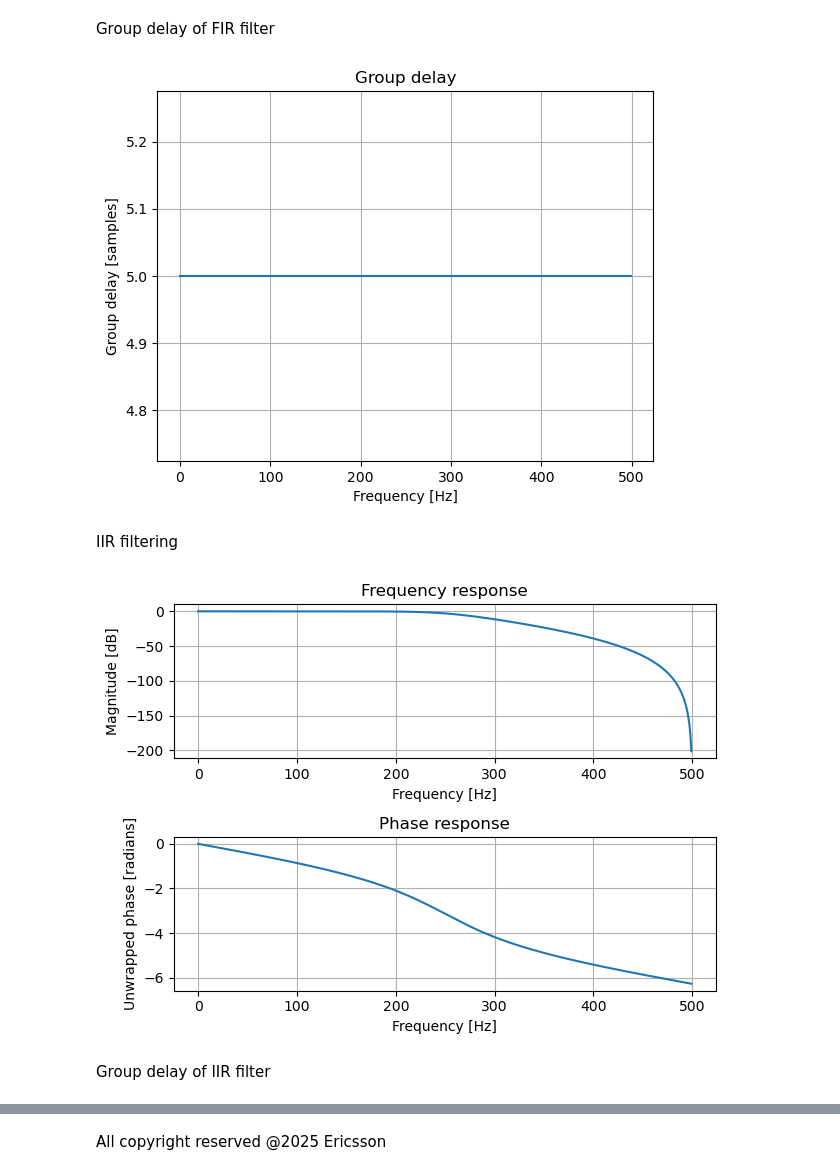
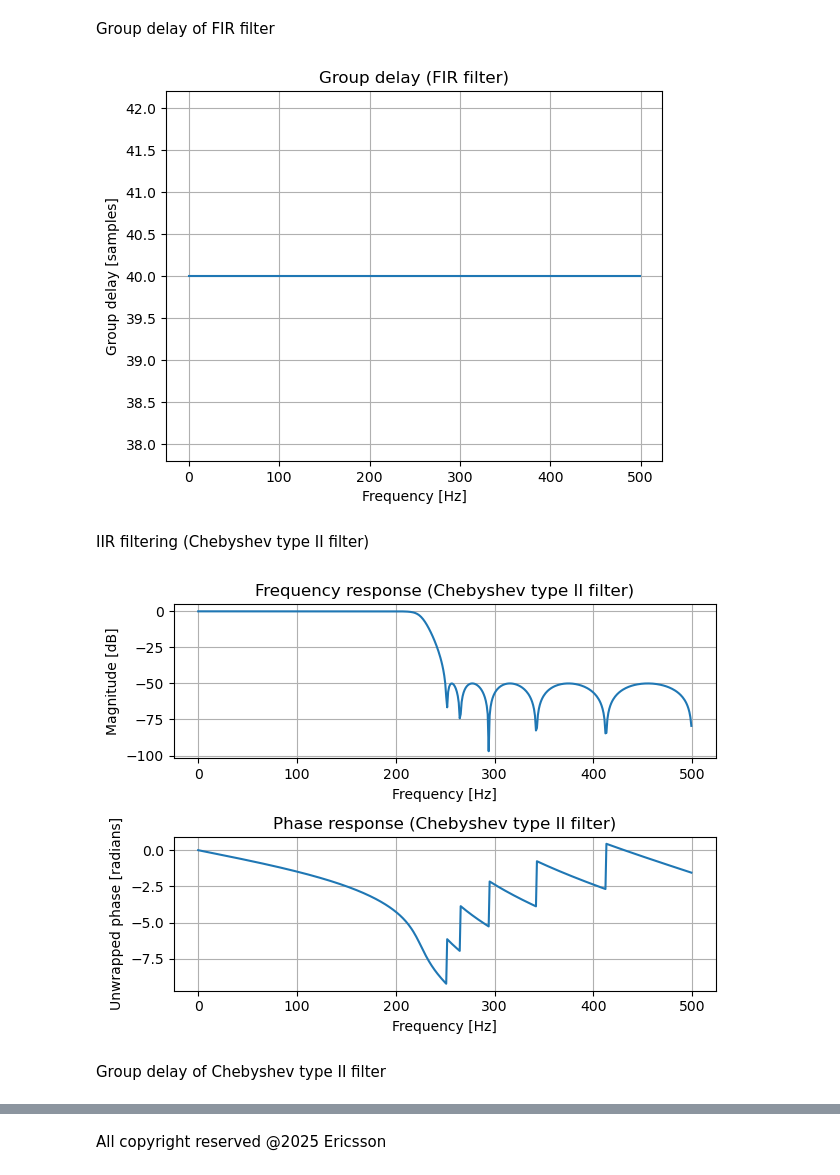
Before and after one commit to faust1002/jupyter_notebooks, a Jupyter notebook: Group_delay.ipynb, the cells around one changed output, grey strips where cells are left out. Saved outputs shown, nothing was run; the diff lists cells and outputs as text; code cells hidden in the pictures.

```diff
--- a/Group_delay.ipynb
+++ b/Group_delay.ipynb
@@ -30,7 +34,7 @@ fcutoff = fs / 4
 # %% [markdown]
 FIR filtering
 # %%
-numtaps = 11
+numtaps = 91
 b = firwin(numtaps, fcutoff, fs = fs)
 w, h = freqz(b)
 freqs = 0.5 * w * fs / np.pi
@@ -38,13 +42,13 @@ plt.figure()
 plt.subplot(2, 1, 1)
 plt.grid()
 plt.plot(freqs, 20 * np.log10(np.abs(h)))
-plt.title("Frequency response")
+plt.title("Frequency response (FIR filter)")
 plt.xlabel("Frequency [Hz]")
 plt.ylabel("Magnitude [dB]")
 plt.subplot(2, 1, 2)
 plt.grid()
 plt.plot(freqs, np.unwrap(np.angle(h)))
-plt.title("Phase response")
+plt.title("Phase response (FIR filter)")
 plt.xlabel("Frequency [Hz]")
 plt.ylabel("Unwrapped phase [radians]")
 plt.tight_layout()
@@ -54,42 +58,41 @@ plt.show()
 # %% [markdown]
 Group delay of FIR filter
 # %%
-w, gd = group_delay((b, 1))
-freqs = 0.5 * w * fs / np.pi
+_, gd = group_delay((b, 1))
 gd = np.round(gd)
 plt.figure()
 plt.grid()
 plt.plot(freqs, gd)
-plt.title("Group delay")
+plt.title("Group delay (FIR filter)")
 plt.xlabel("Frequency [Hz]")
 plt.ylabel("Group delay [samples]")
 plt.show()
 # %% [output]
-[figure, old version]
+[figure, new version]
 # %% [markdown]
-IIR filtering
+IIR filtering (Chebyshev type II filter)
 # %%
-order = 4
-b, a = butter(order, fcutoff, fs = fs)
-w, h = freqz(b, a)
-freqs = 0.5 * w * fs / np.pi
+order = 11
+rs = 50
+b, a = cheby2(order, rs, fcutoff, fs = fs)
+_, h = freqz(b, a)
 plt.figure()
 plt.subplot(2, 1, 1)
 plt.grid()
 plt.plot(freqs, 20 * np.log10(np.abs(h)))
-plt.title("Frequency response")
+plt.title("Frequency response (Chebyshev type II filter)")
 plt.xlabel("Frequency [Hz]")
 plt.ylabel("Magnitude [dB]")
 plt.subplot(2, 1, 2)
 plt.grid()
 plt.plot(freqs, np.unwrap(np.angle(h)))
-plt.title("Phase response")
+plt.title("Phase response (Chebyshev type II filter)")
 plt.xlabel("Frequency [Hz]")
 plt.ylabel("Unwrapped phase [radians]")
 plt.tight_layout()
 plt.show()
 # %% [output]
-[figure, old version]
+[figure, new version]
 # %% [markdown]
-Group delay of IIR filter
+Group delay of Chebyshev type II filter
 # %%
```
Also changed, not shown: parts of 7 cells of this notebook.
